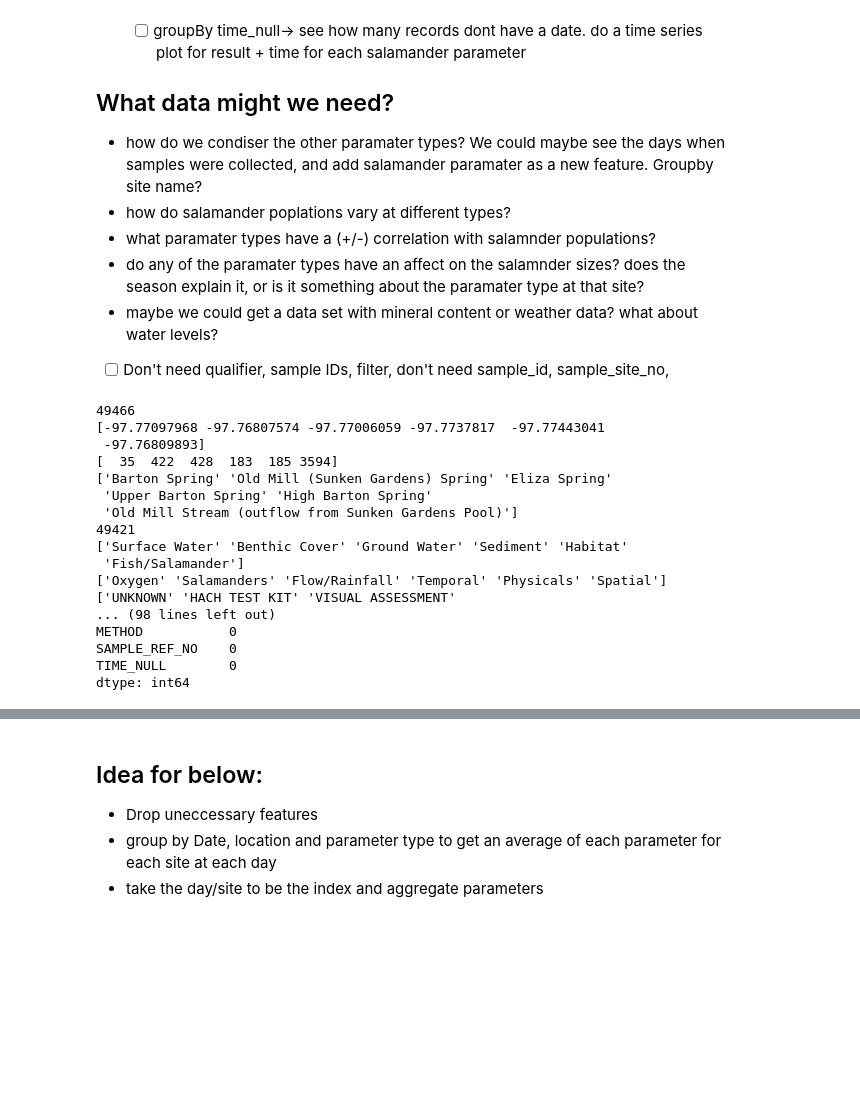
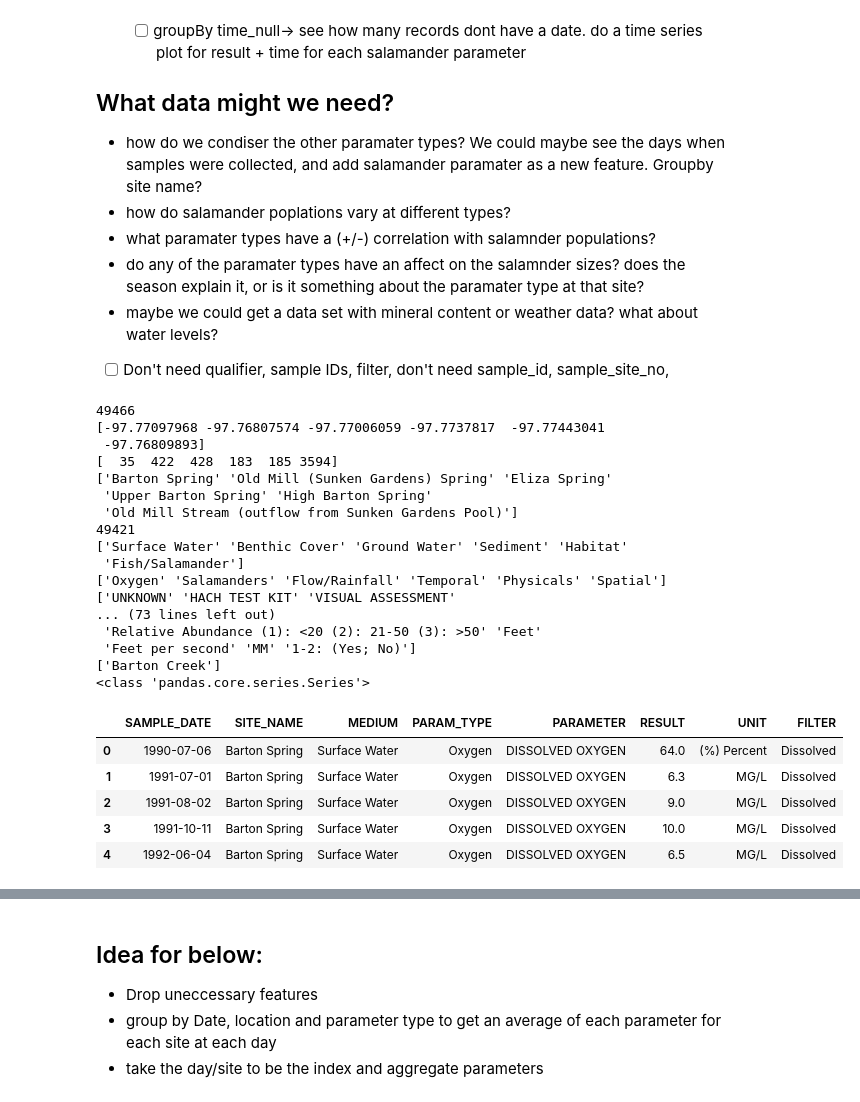
Before and after one commit to benjamin010095/BartonSpringsSalamanders, a Jupyter notebook: Barton Springs Salamanders.ipynb, the cells around one changed output, grey strips where cells are left out. Drawn from its saved outputs; the diff is of its cells as text; code cells hidden in the pictures; blank space fills up the shorter version.

```diff
--- a/Barton Springs Salamanders.ipynb
+++ b/Barton Springs Salamanders.ipynb
@@ -81,6 +81,8 @@ mediums = rawData["MEDIUM"].unique()
 paramTypes = rawData["PARAM_TYPE"].unique()
 methods = rawData["METHOD"].unique()
 params = rawData["PARAMETER"].unique()
+filter = rawData["FILTER"].unique()
+unit = rawData["UNIT"].unique()
 print(dups)
 print(dupSites)
 print(dupSitesName)
@@ -90,54 +92,49 @@ print(paramTypes)
 print(methods)
 print(params)
 print(rawData[["METHOD", "PARAM_TYPE", "QUALIFIER"]])
+print(filter)
+print(unit)
 
 data = rawData.copy()
 #Covert time column to time type and remove time collected
 print(data["WATERSHED"].unique())
 print(type(data["SAMPLE_DATE"]))
 date_format = pd.to_datetime(data["SAMPLE_DATE"]).dt.date
 data["SAMPLE_DATE"] = date_format
-print(type(date_format))
-print(type(data["SAMPLE_DATE"]))
+#print(type(date_format))
+#print(type(data["SAMPLE_DATE"]))
 
 
 #Drop uneeded columns
-data.drop(columns= ["LON_DD_WGS84","LAT_DD_WGS84","DATA_REF_NO","PROJECT", "QC_FLAG", "QC_TYPE", "SITE_TYPE", "WATERSHED", "SAMPLE_SITE_NO", "QUALIFIER"], inplace=True)
-data.head(10)
+data.drop(columns= ["LON_DD_WGS84","LAT_DD_WGS84","DATA_REF_NO","PROJECT", "QC_FLAG", "QC_TYPE", "SITE_TYPE", "SAMPLE_ID", "WATERSHED", "SAMPLE_SITE_NO", "QUALIFIER", "SAMPLE_REF_NO", "METHOD", "TIME_NULL" ], inplace=True)
 
-#Need to clean null values and also check what is unknown. Does it matter? Does it lead to significant outliers?
-print("Missing values:")
-print(data.isnull().sum())
-# remove rows with missing sampleIDs, Filter, and Result
-data2 = data.copy()
-data2 = data2.dropna(subset=['SAMPLE_ID', 'FILTER', 'RESULT'])
-print("Missing values:")
-print(data2.isnull().sum())
-
-#seperate Parameter_type data
-def splitRow(row):
-    s = row
-    s= re.findall(r'()', row)
+data.head()
 
 
 
 #lambda row: re.findall(r'()', row)
 #param_type_pasrsed = rawData["PARAM_TYPE"].split(""
 # %% [output]
 49466
 [-97.77097968 -97.76807574 -97.77006059 -97.7737817  -97.77443041
  -97.76809893]
 [  35  422  428  183  185 3594]
 ['Barton Spring' 'Old Mill (Sunken Gardens) Spring' 'Eliza Spring'
  'Upper Barton Spring' 'High Barton Spring'
  'Old Mill Stream (outflow from Sunken Gardens Pool)']
 49421
 ['Surface Water' 'Benthic Cover' 'Ground Water' 'Sediment' 'Habitat'
  'Fish/Salamander']
 ['Oxygen' 'Salamanders' 'Flow/Rainfall' 'Temporal' 'Physicals' 'Spatial']
 ['UNKNOWN' 'HACH TEST KIT' 'VISUAL ASSESSMENT'
-... (98 lines left out)
-METHOD           0
-SAMPLE_REF_NO    0
-TIME_NULL        0
-dtype: int64
+... (73 lines left out)
+ 'Relative Abundance (1): <20 (2): 21-50 (3): >50' 'Feet'
+ 'Feet per second' 'MM' '1-2: (Yes; No)']
+['Barton Creek']
+<class 'pandas.core.series.Series'>
+|  | SAMPLE_DATE | SITE_NAME | MEDIUM | PARAM_TYPE | PARAMETER | RESULT | UNIT | FILTER |
+| 0 | 1990-07-06 | Barton Spring | Surface Water | Oxygen | DISSOLVED OXYGEN | 64.0 | (%) Percent | Dissolved |
+| 1 | 1991-07-01 | Barton Spring | Surface Water | Oxygen | DISSOLVED OXYGEN | 6.3 | MG/L | Dissolved |
+| 2 | 1991-08-02 | Barton Spring | Surface Water | Oxygen | DISSOLVED OXYGEN | 9.0 | MG/L | Dissolved |
+| 3 | 1991-10-11 | Barton Spring | Surface Water | Oxygen | DISSOLVED OXYGEN | 10.0 | MG/L | Dissolved |
+| 4 | 1992-06-04 | Barton Spring | Surface Water | Oxygen | DISSOLVED OXYGEN | 6.5 | MG/L | Dissolved |
```
Also changed, not shown: parts of 4 cells of this notebook, 1 other file.
